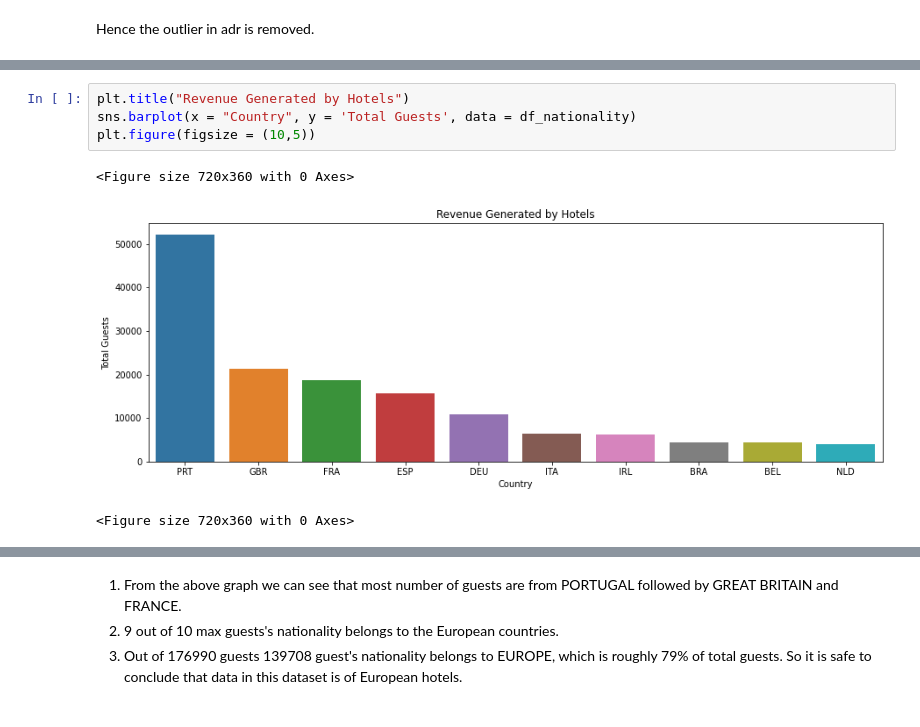
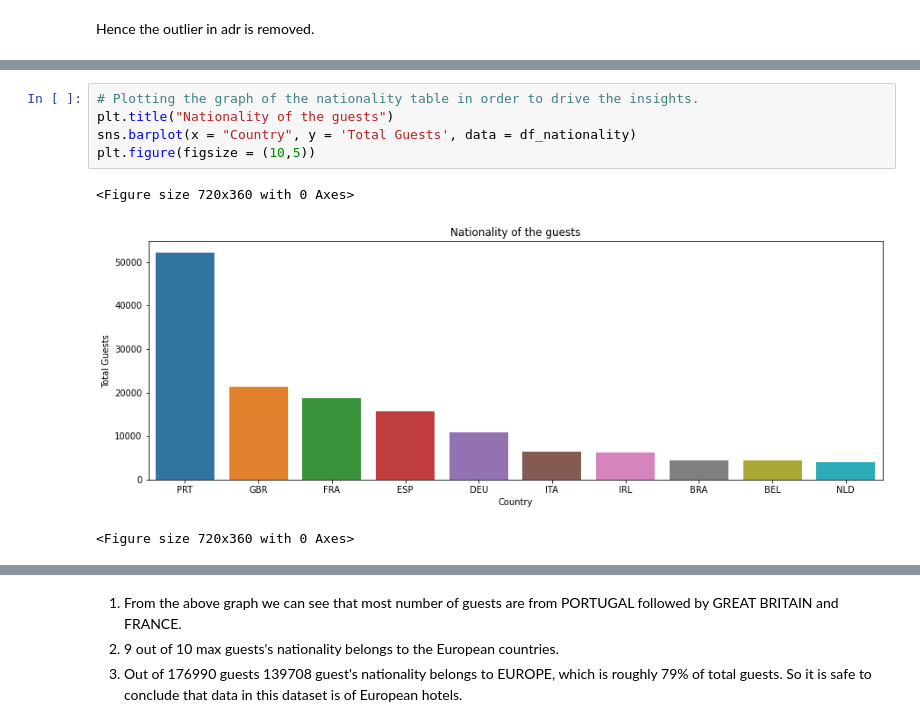
Before and after one commit to SinghUjjwal9/Hotel-Booking-Analysis-EDA, a Jupyter notebook: HotelBookingAnalysisEDA(Ujjwal_Ajit_Singh,_Cohort_Hudson).ipynb, the cells around one changed output, grey strips where cells are left out. Cells and saved outputs as stored; diff of their text form.

```diff
--- a/HotelBookingAnalysisEDA(Ujjwal_Ajit_Singh,_Cohort_Hudson).ipynb
+++ b/HotelBookingAnalysisEDA(Ujjwal_Ajit_Singh,_Cohort_Hudson).ipynb
@@ -583,8 +709,9 @@ percentage_european_nationality
 # %%
-plt.title("Revenue Generated by Hotels")
+# Plotting the graph of the nationality table in order to drive the insights.
+plt.title("Nationality of the guests")
 sns.barplot(x = "Country", y = 'Total Guests', data = df_nationality)
 plt.figure(figsize = (10,5))
 # %% [output]
 <Figure size 720x360 with 0 Axes>
-[figure, old version]
+[figure, new version]
 <Figure size 720x360 with 0 Axes>
```
Also changed, not shown: parts of 63 cells of this notebook.
